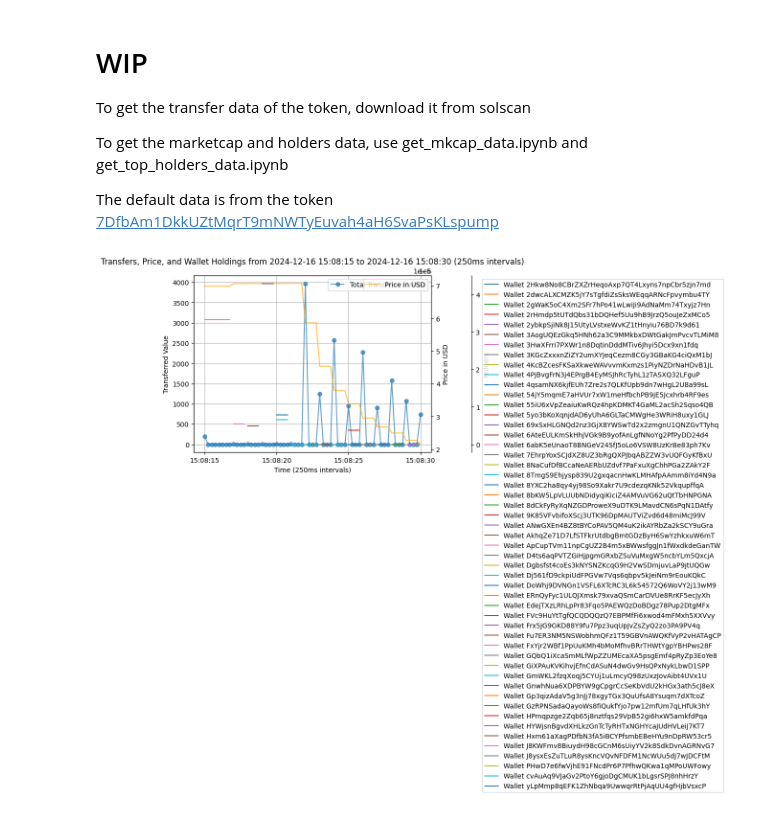
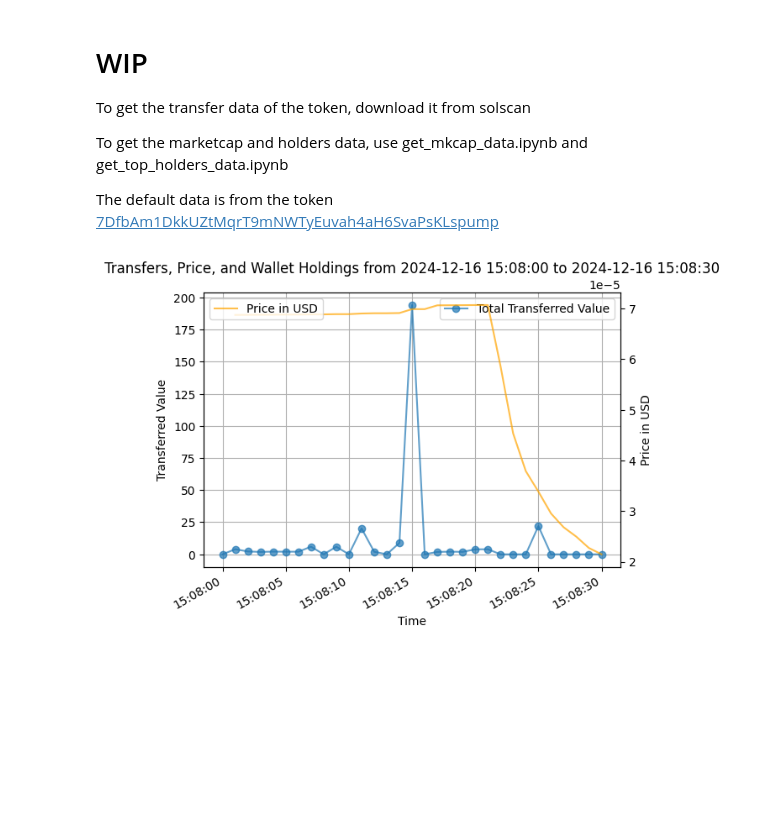
Before and after one commit to r0zh/RugFarm-Frontrunning, a Jupyter notebook: token_analysis.ipynb, the cells around one changed output. Drawn from its saved outputs; the diff is of its cells as text; code cells hidden in the pictures; blank space fills up the shorter version.

Commit message:
improve chart readability and remove top holders

```diff
--- a/token_analysis.ipynb
+++ b/token_analysis.ipynb
@@ -14,11 +14,11 @@ from pandas import date_range
 # %%
 # Load the two datasets
 price_data = pd.read_csv("price_data.csv")
-transfer_data = pd.read_csv("transfers_data.csv")
+transfer_data = pd.read_csv("filtered_transfer_data.csv")
 holders_data = pd.read_csv("holders_data.csv")
 
 # Define the time range
-time_start = "2024-12-16 15:08:15"
+time_start = "2024-12-16 15:08:00"
 time_end = "2024-12-16 15:08:30"
 
 # Convert Time columns to datetime format
@@ -48,7 +48,7 @@ price_summary = filtered_prices.groupby(filtered_prices['Time']).agg({'PriceInUS
 holder_summary = filtered_holders.groupby(filtered_holders['Time']).agg({'Holding': 'mean'})
 
 # Generate a full time range with 250ms intervals
-time_range = date_range(start=time_start, end=time_end, freq='250ms', tz='UTC')
+time_range = date_range(start=time_start, end=time_end, freq='1s', tz='UTC')
 
 # Ensure both datasets cover the full range
 transfer_summary = transfer_summary.reindex(time_range, fill_value=0)
@@ -57,43 +57,36 @@ price_summary = price_summary.reindex(time_range, method='ffill')
 # Remove the pool address from the holders data
 filtered_holders = filtered_holders[filtered_holders['Address'] != '5tvFqz38wxL9BWhTo64TQ7mY6sKfQfV7PDcWy2DLwUCN']
 
 # Remove duplicates by aggregating the data
 filtered_holders = filtered_holders.groupby(['Time', 'Address']).agg({'Holding': 'mean'}).reset_index()
 
 # Pivot holders data to have one column per wallet address
 holders_pivot = filtered_holders.pivot(index='Time', columns='Address', values='Holding')
 
 # Reindex to ensure the data covers the full time range
 holders_pivot = holders_pivot.reindex(time_range, method='ffill')
 
 # Plot the data
 fig, ax1 = plt.subplots()
 
 # Plot transfer summary
 ax1.plot(transfer_summary.index, transfer_summary['Value'], marker='o', linestyle='-', alpha=0.7, label='Total Transferred Value')
-ax1.set_xlabel('Time (250ms intervals)')
+ax1.set_xlabel('Time')
 ax1.set_ylabel('Transferred Value')
 ax1.tick_params(axis='y')
 ax1.grid(True)
-ax1.legend()
+ax1.legend(loc='upper right')
 
 # Plot price summary
 ax2 = ax1.twinx()
 ax2.plot(price_summary.index, price_summary['PriceInUSD'], linestyle='-', alpha=0.7, color='orange', label='Price in USD')
 ax2.set_ylabel('Price in USD')
-ax2.legend()
+ax2.legend(loc='upper left')
 
-# Plot each wallet's holding
-ax3 = ax1.twinx()
-ax3.spines['right'].set_position(('outward', 60))  # Offset the third y-axis
-for wallet in holders_pivot.columns:
-    ax3.plot(holders_pivot.index, holders_pivot[wallet], linestyle='-', label=f'Wallet {wallet}')
-
-ax3.set_ylabel('Holders')
-ax3.legend(loc='upper left', bbox_to_anchor=(1.2, 1))
+fig.autofmt_xdate()
 
 # Adjust title and layout
-plt.title(f"Transfers, Price, and Wallet Holdings from {time_start} to {time_end} (250ms intervals)")
+plt.title(f"Transfers, Price, and Wallet Holdings from {time_start} to {time_end}")
 plt.show()
 # %% [output]
-[figure, old version]
+[figure, new version]
```
